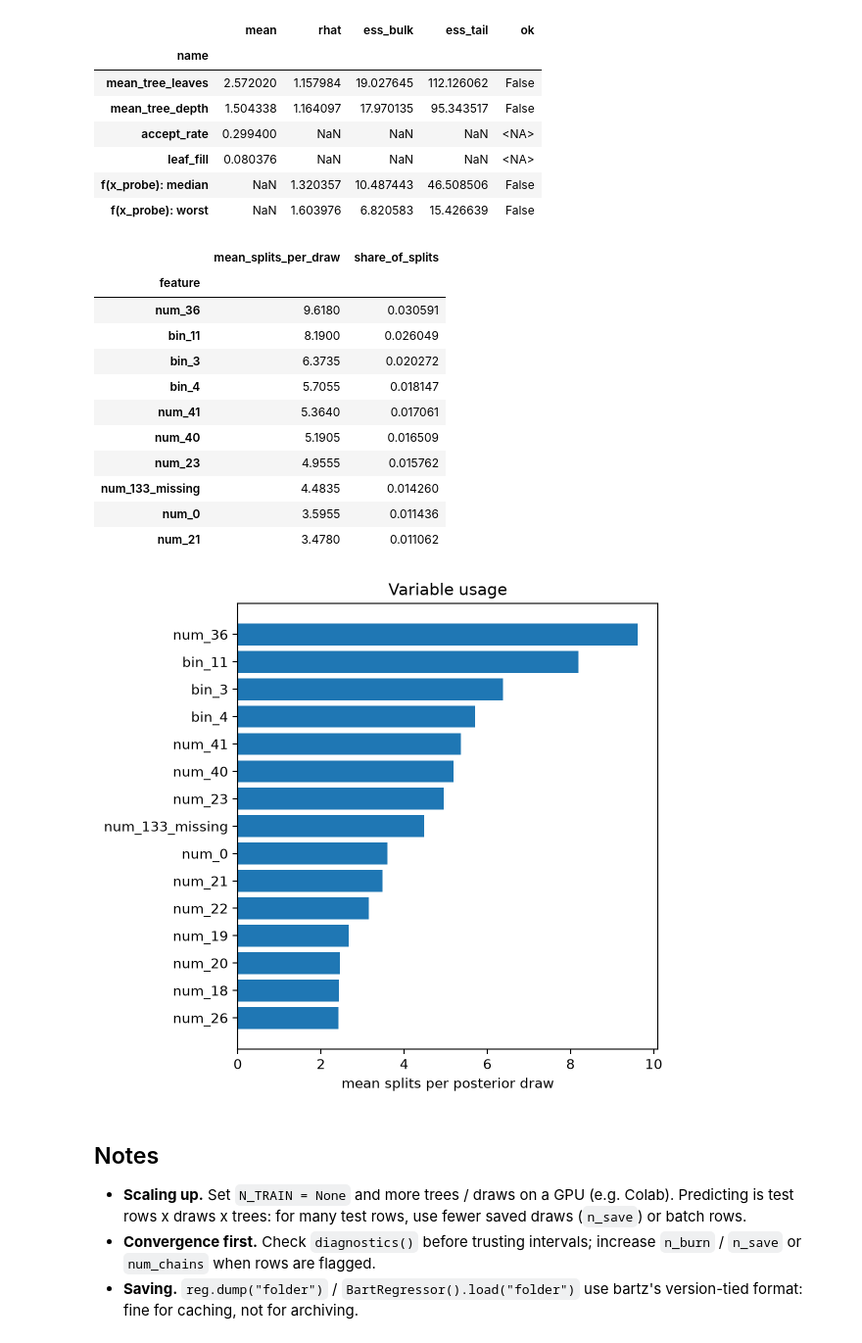
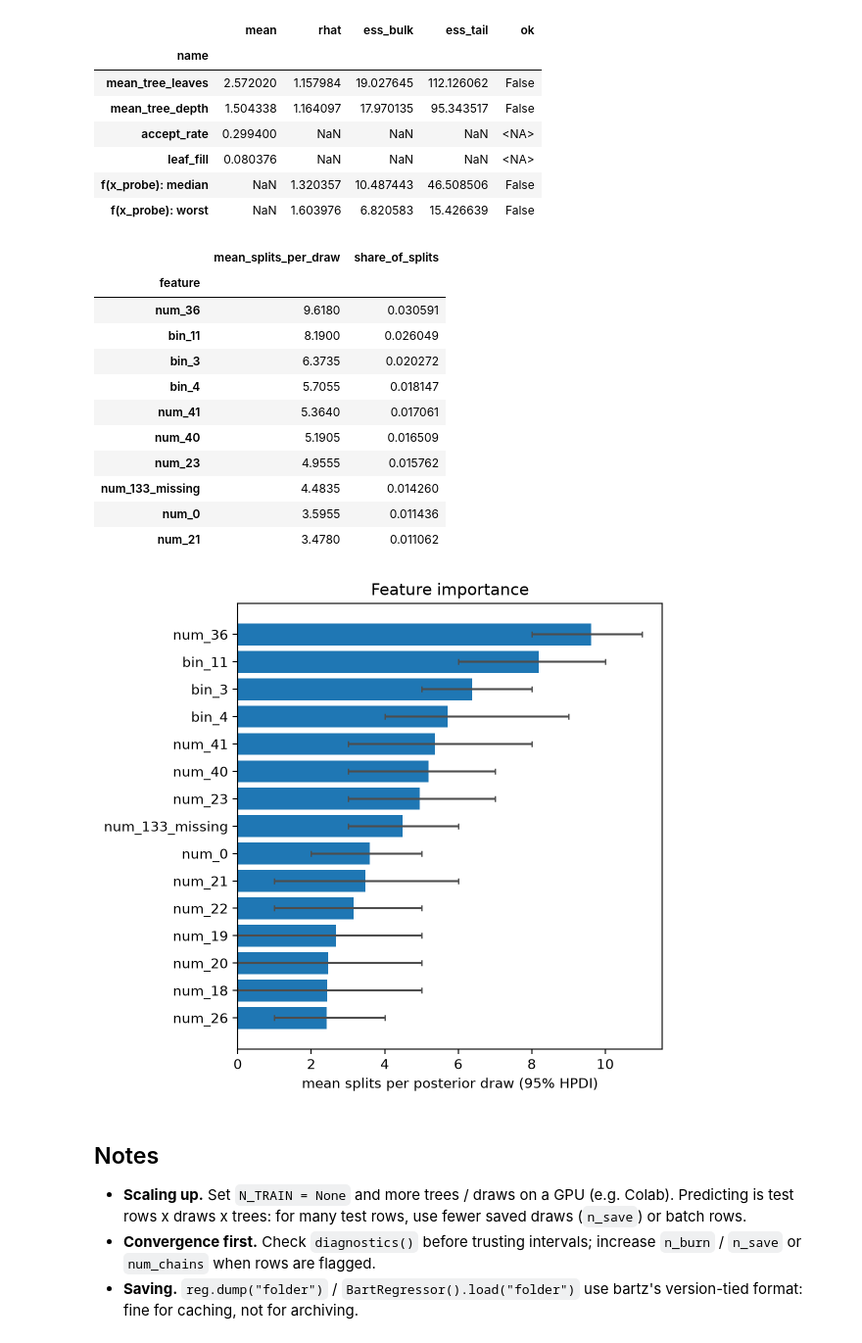
Before and after one commit to yingboli/tree_ensembles, a Jupyter notebook: notebooks/bart_demo.ipynb, the cells around one changed output. Shown at 98% size. Drawn from its saved outputs; the diff is of its cells as text; code cells hidden in the pictures.

```diff
--- a/notebooks/bart_demo.ipynb
+++ b/notebooks/bart_demo.ipynb
@@ -662,22 +669,22 @@ clf.diagnostics()[["mean", "rhat", "ess_bulk", "ess_tail", "ok"]]
 | f(x_probe): worst | NaN | 1.603976 | 6.820583 | 15.426639 | False |
 # %%
 forest = clf.forest_summary()
-plot_variable_usage(forest, top=15)
+plot_feature_importance(forest, top=15, prob=0.95)
 forest.variable_usage().head(10)
 # %% [output]
 |  | mean_splits_per_draw | share_of_splits |
 | feature |  |  |
 | num_36 | 9.6180 | 0.030591 |
 | bin_11 | 8.1900 | 0.026049 |
 | bin_3 | 6.3735 | 0.020272 |
 | bin_4 | 5.7055 | 0.018147 |
 | num_41 | 5.3640 | 0.017061 |
 | num_40 | 5.1905 | 0.016509 |
 | num_23 | 4.9555 | 0.015762 |
 | num_133_missing | 4.4835 | 0.014260 |
 | num_0 | 3.5955 | 0.011436 |
 | num_21 | 3.4780 | 0.011062 |
-[figure, old version]
+[figure, new version]
 # %% [markdown]
 ## Notes
 
```
Also changed, not shown: parts of 8 cells of this notebook, 6 other files.
